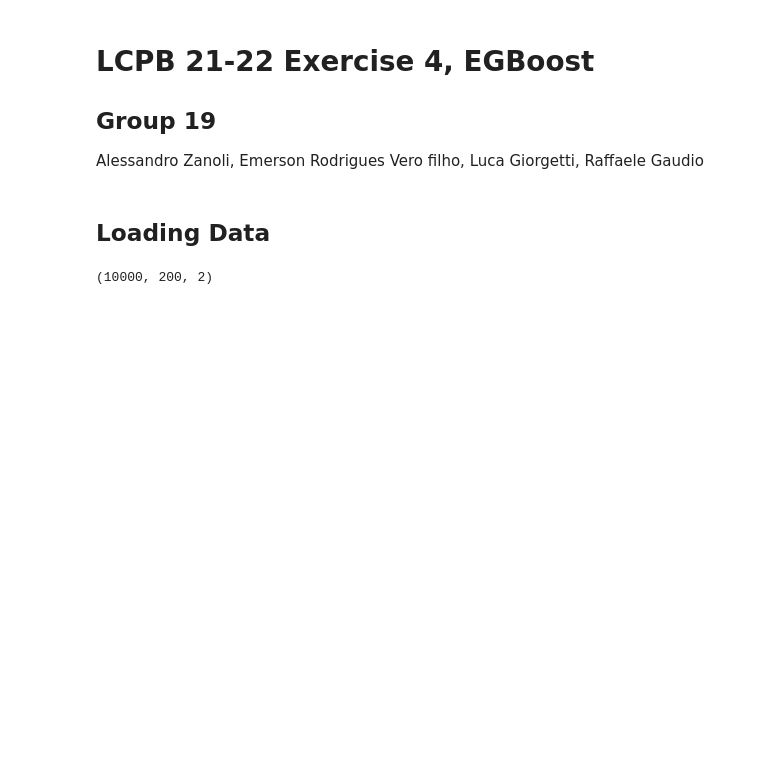
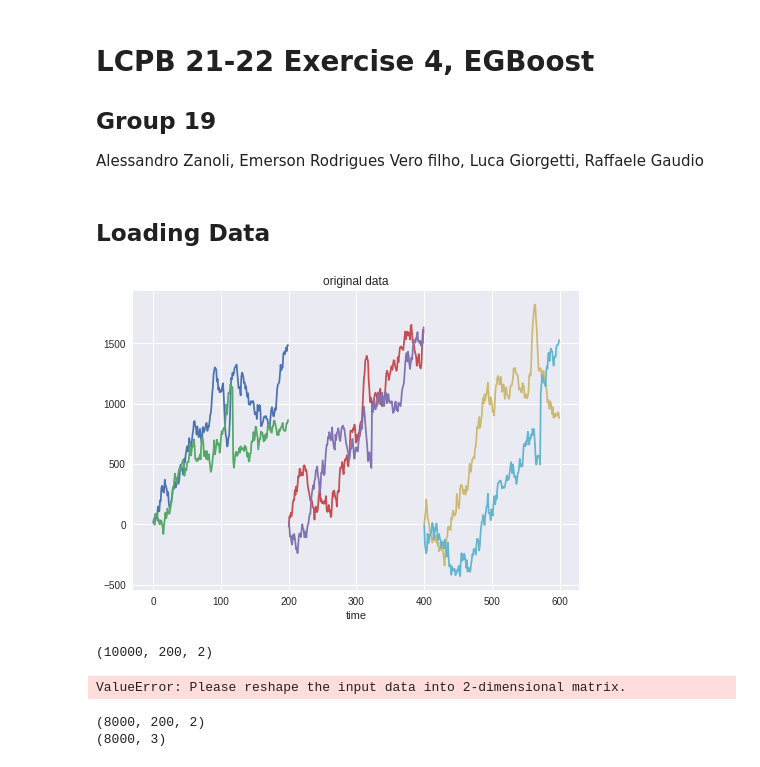
Before and after one commit to emersonvero/LoCP2, a Jupyter notebook: 04_XGBoost/2219_assignment_04.ipynb, the cells around one changed output. Saved outputs shown, nothing was run; the diff lists cells and outputs as text; code cells hidden in the pictures; blank space fills up the shorter version.

```diff
--- a/04_XGBoost/2219_assignment_04.ipynb
+++ b/04_XGBoost/2219_assignment_04.ipynb
@@ -24,6 +25,17 @@ fnamey='DATA/y_'+str0
 
 x=np.load(fnamex)
 y=np.load(fnamey)
+# %%
+N,L = len(x), len(x[0])
+
+Show_data(x,L,"original data")
+
+print(x.shape)
+# %% [output]
+[figure, added]
+(10000, 200, 2)
 # %%
+perc=0.8
+N_train= int(N*perc)
+x_train,y_train = x[:N_train],y[:N_train]
+x_test,y_test = x[N_train:],y[N_train:]
-# %% [output]
-(10000, 200, 2)
@@ -29,0 +84,10 @@ y=np.load(fnamey)
+# %%
+fit(XGBRegressor(seed=1,reg_lambda=50., n_estimators=100,max_depth=3),show=True)
+# %% [output]
+ValueError: Please reshape the input data into 2-dimensional matrix.
+# %%
+print(x_train.shape)
+print(y_train.shape)
+# %% [output]
+(8000, 200, 2)
+(8000, 3)
```
Also changed, not shown: parts of 2 cells of this notebook.
